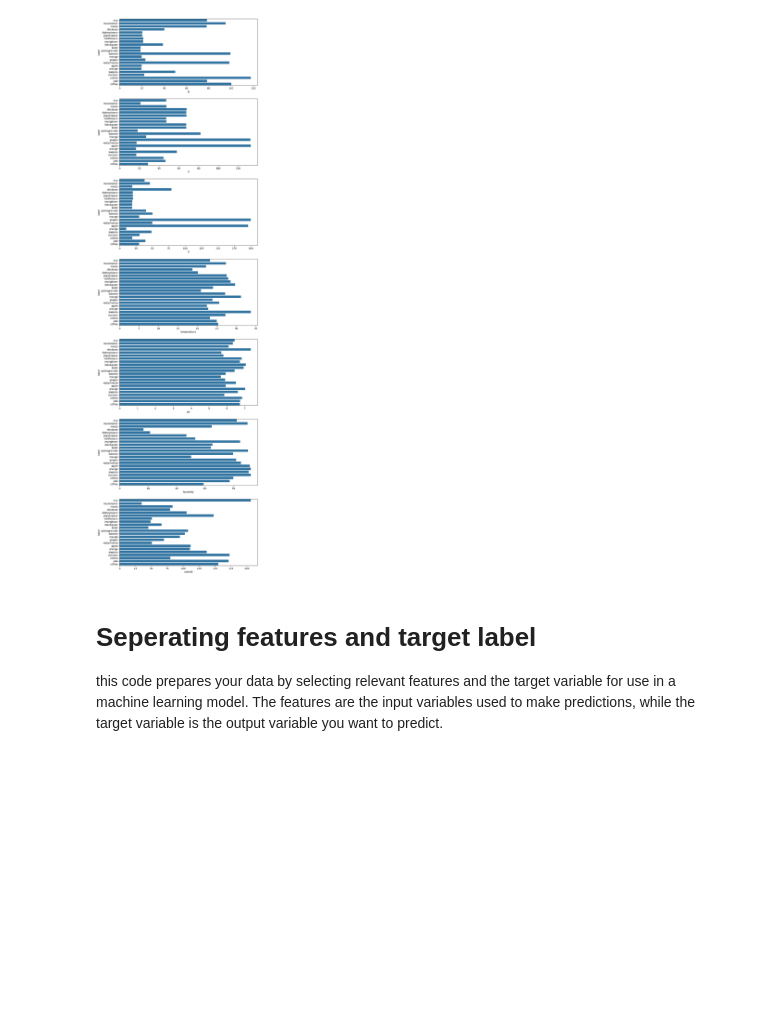
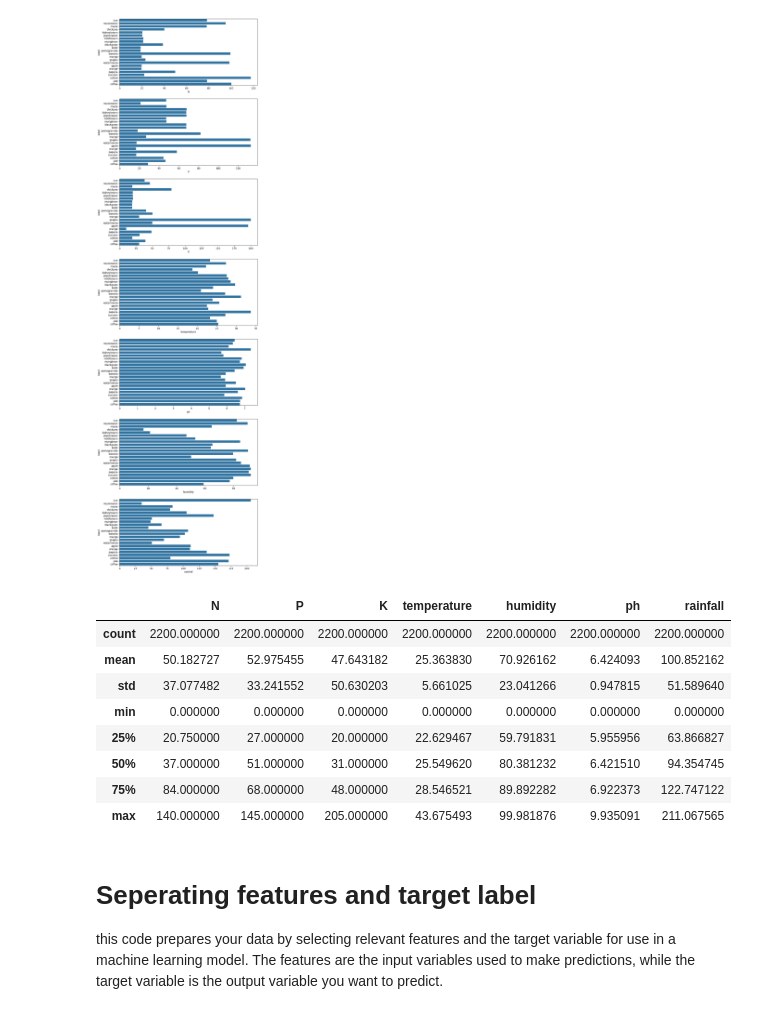
Before and after one commit to sumitc001/Major-Project-using-ML-and-Python-Framework-Flask, a Jupyter notebook: Crop_Recommendation_System2.ipynb, the cells around one changed output. Saved outputs shown, nothing was run; the diff lists cells and outputs as text; code cells hidden in the pictures; blank space fills up the shorter version.

```diff
--- a/Crop_Recommendation_System2.ipynb
+++ b/Crop_Recommendation_System2.ipynb
@@ -1122,6 +1122,18 @@ sns.barplot(x=new_df.rainfall, y=crop2.label, ax=axes.flat[6], errorbar=None)
 # %% [output]
 <Axes: xlabel='rainfall', ylabel='label'>
 [figure]
+# %%
+new_df.describe()
+# %% [output]
+|  | N | P | K | temperature | humidity | ph | rainfall |
+| count | 2200.000000 | 2200.000000 | 2200.000000 | 2200.000000 | 2200.000000 | 2200.000000 | 2200.000000 |
+| mean | 50.182727 | 52.975455 | 47.643182 | 25.363830 | 70.926162 | 6.424093 | 100.852162 |
+| std | 37.077482 | 33.241552 | 50.630203 | 5.661025 | 23.041266 | 0.947815 | 51.589640 |
+| min | 0.000000 | 0.000000 | 0.000000 | 0.000000 | 0.000000 | 0.000000 | 0.000000 |
+| 25% | 20.750000 | 27.000000 | 20.000000 | 22.629467 | 59.791831 | 5.955956 | 63.866827 |
+| 50% | 37.000000 | 51.000000 | 31.000000 | 25.549620 | 80.381232 | 6.421510 | 94.354745 |
+| 75% | 84.000000 | 68.000000 | 48.000000 | 28.546521 | 89.892282 | 6.922373 | 122.747122 |
+| max | 140.000000 | 145.000000 | 205.000000 | 43.675493 | 99.981876 | 9.935091 | 211.067565 |
 # %% [markdown]
 # Seperating features and target label
  this code prepares your data by selecting relevant features and the target variable for use in a machine learning model. The features are the input variables used to make predictions, while the target variable is the output variable you want to predict.
```
Also changed, not shown: parts of 1 cell of this notebook.
